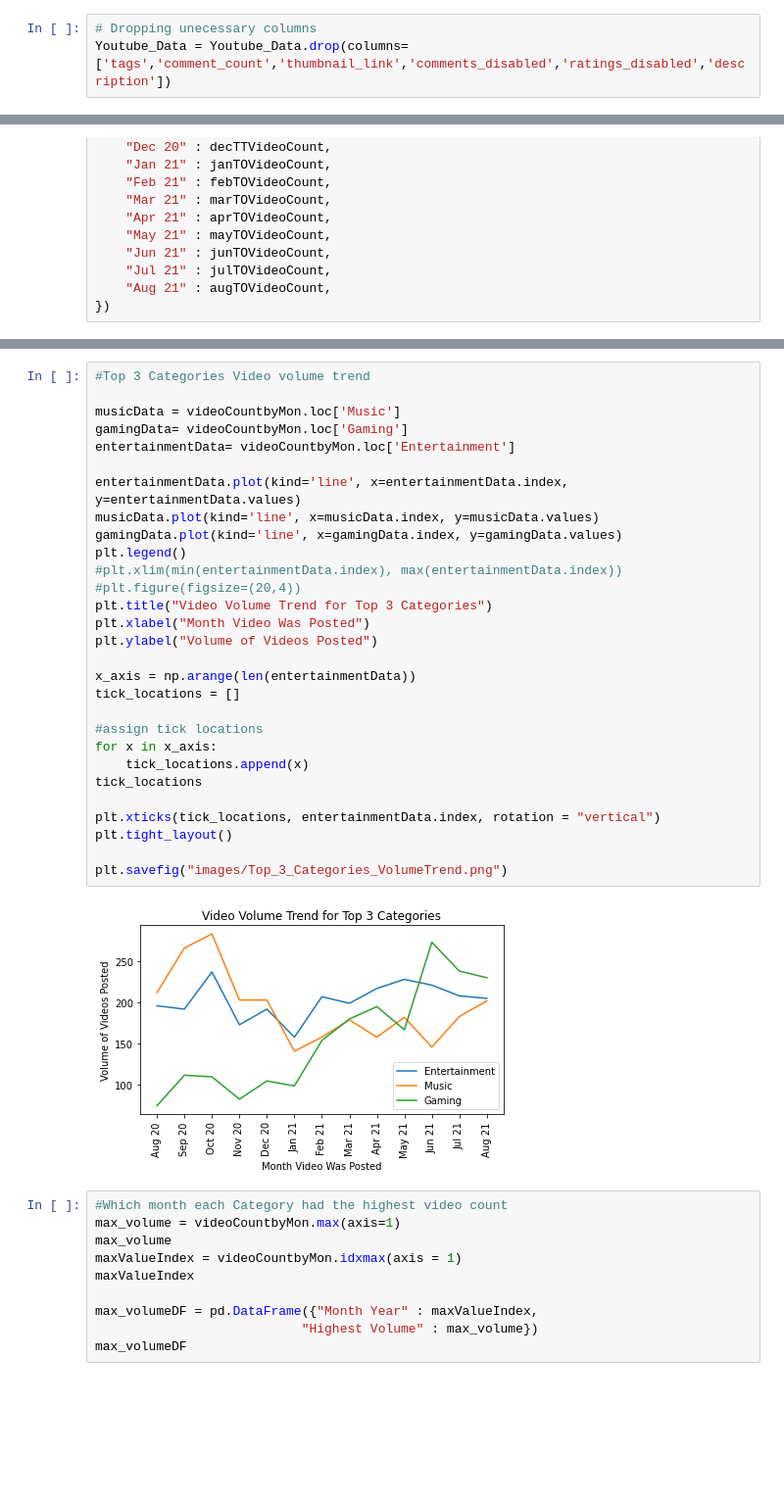
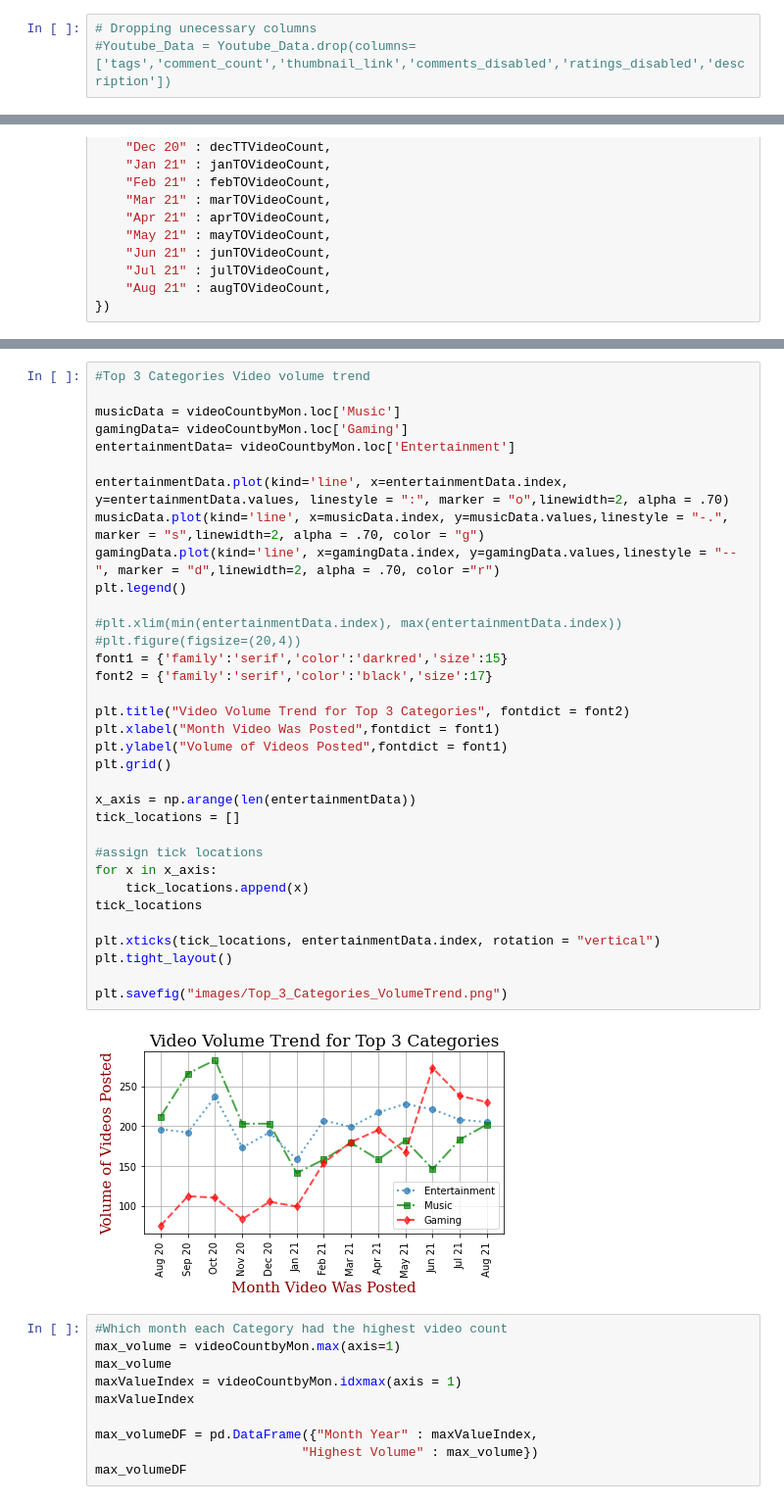
Before and after one commit to robertfben/Covid-Vs.-YouTube-Let-s-get-this-Bread, a Jupyter notebook: Question 3/Question3B.ipynb, the cells around one changed output, grey strips where cells are left out. Shown: that part at 98% size. Drawn from its saved outputs; the diff is of its cells as text; blank space fills up the shorter version.

```diff
--- a/Question 3/Question3B.ipynb
+++ b/Question 3/Question3B.ipynb
@@ -117,4 +117,4 @@ Month             0
 dtype: int64
 # %%
 # Dropping unecessary columns
-Youtube_Data = Youtube_Data.drop(columns=['tags','comment_count','thumbnail_link','comments_disabled','ratings_disabled','description'])
+#Youtube_Data = Youtube_Data.drop(columns=['tags','comment_count','thumbnail_link','comments_disabled','ratings_disabled','description'])
@@ -455,34 +459,39 @@ dtype: object
 # %%
 #Top 3 Categories Video volume trend
 
 musicData = videoCountbyMon.loc['Music']
 gamingData= videoCountbyMon.loc['Gaming']
 entertainmentData= videoCountbyMon.loc['Entertainment']
 
-entertainmentData.plot(kind='line', x=entertainmentData.index, y=entertainmentData.values)
-musicData.plot(kind='line', x=musicData.index, y=musicData.values)
-gamingData.plot(kind='line', x=gamingData.index, y=gamingData.values)
+entertainmentData.plot(kind='line', x=entertainmentData.index, y=entertainmentData.values, linestyle = ":", marker = "o",linewidth=2, alpha = .70)
+musicData.plot(kind='line', x=musicData.index, y=musicData.values,linestyle = "-.", marker = "s",linewidth=2, alpha = .70, color = "g")
+gamingData.plot(kind='line', x=gamingData.index, y=gamingData.values,linestyle = "--", marker = "d",linewidth=2, alpha = .70, color ="r")
 plt.legend()
+
 #plt.xlim(min(entertainmentData.index), max(entertainmentData.index))
 #plt.figure(figsize=(20,4))
-plt.title("Video Volume Trend for Top 3 Categories")
-plt.xlabel("Month Video Was Posted")
-plt.ylabel("Volume of Videos Posted")
+font1 = {'family':'serif','color':'darkred','size':15}
+font2 = {'family':'serif','color':'black','size':17}
+
+plt.title("Video Volume Trend for Top 3 Categories", fontdict = font2)
+plt.xlabel("Month Video Was Posted",fontdict = font1)
+plt.ylabel("Volume of Videos Posted",fontdict = font1)
+plt.grid()
 
 x_axis = np.arange(len(entertainmentData))
 tick_locations = []
 
 #assign tick locations
 for x in x_axis:
     tick_locations.append(x)
 tick_locations
 
 plt.xticks(tick_locations, entertainmentData.index, rotation = "vertical")
 plt.tight_layout()
 
 plt.savefig("images/Top_3_Categories_VolumeTrend.png")
 # %% [output]
-[figure, old version]
+[figure, new version]
 # %%
 #Which month each Category had the highest video count
 max_volume = videoCountbyMon.max(axis=1)
```
Also changed, not shown: parts of 4 cells of this notebook, 7 other files.
